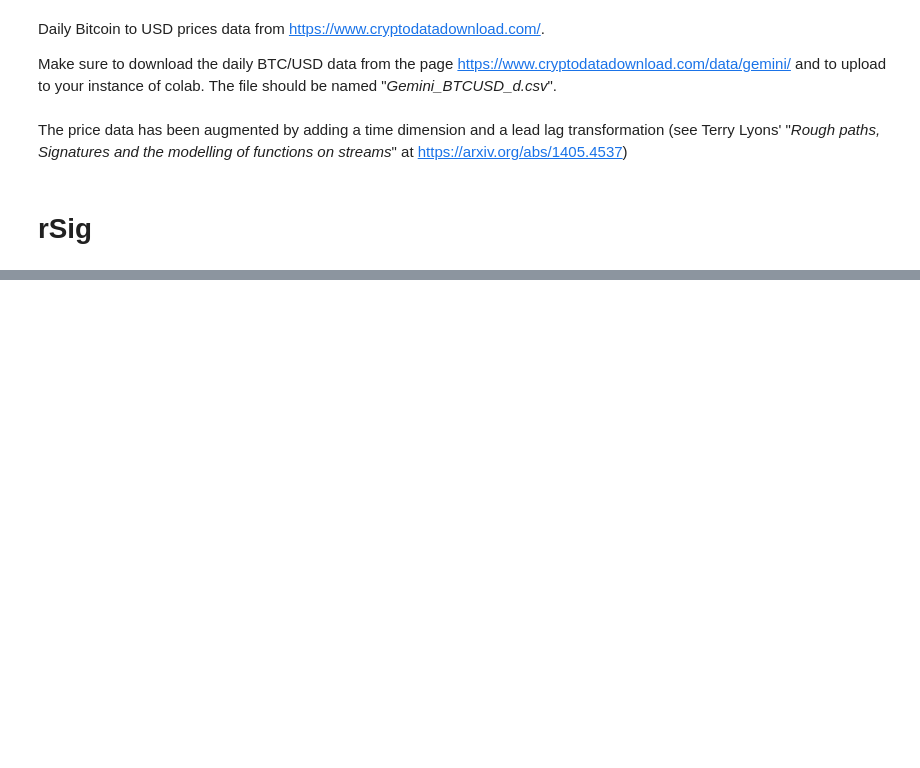
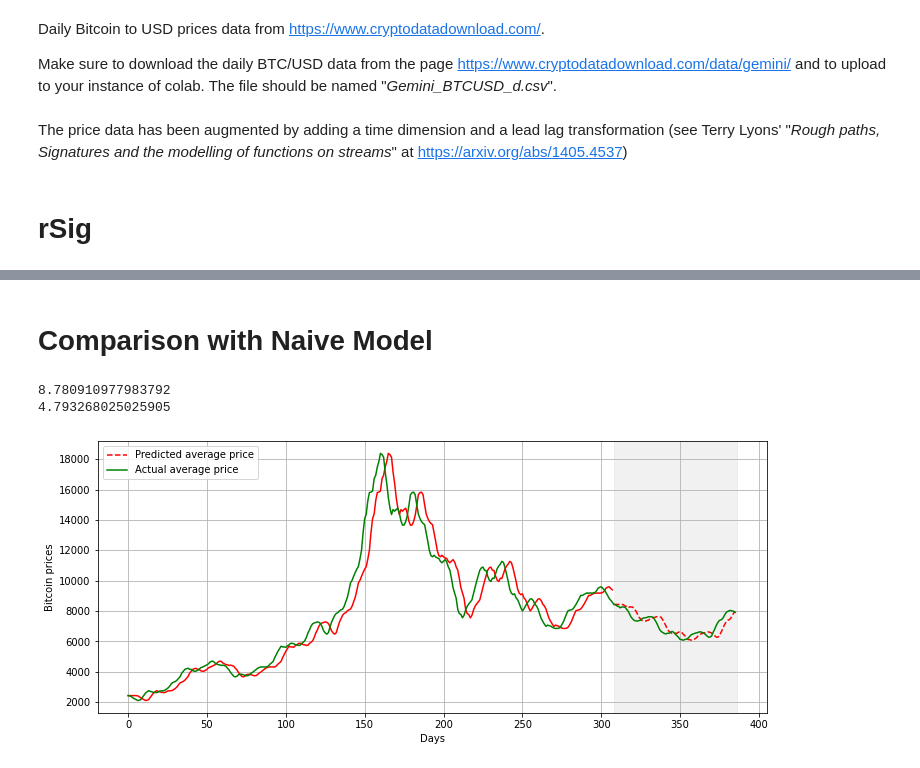
Before and after one commit to MucaCirone/Master_Thesis, a Jupyter notebook: CDE_RSig.ipynb, the cells around one changed output, grey strips where cells are left out. Cells and saved outputs as stored; diff of their text form; code cells hidden in the pictures; blank space fills up the shorter version.

```diff
--- a/CDE_RSig.ipynb
+++ b/CDE_RSig.ipynb
@@ -309,0 +328,22 @@ Fitting 5 folds for each of 45 candidates, totalling 225 fits
+# %% [markdown]
+# Comparison with Naive Model
+# %%
+y_tr = y_train.to_numpy()[:,0]
+y_te = y_test.to_numpy()[:,0]
+
+y_tr_ = np.append([y_tr[0]]*f_window,y_tr[:-f_window])
+y_te_ = np.append([y_te[0]]*f_window,y_te[:-f_window])
+
+p_error_train = mean_absolute_percentage_error(np.array(y_train).reshape(-1,1), np.array(y_tr_).reshape(-1,1))
+p_error_test = mean_absolute_percentage_error(np.array(y_test).reshape(-1,1), np.array(y_te_).reshape(-1,1))
+
+
+print(p_error_train)
+print(p_error_test)
+print("")
+
+PlotResult(y_train, y_test, y_tr_, y_te_, 'rSig')
+# %% [output]
+8.780910977983792
+4.793268025025905
+[figure, added]
```
Also changed, not shown: parts of 3 cells of this notebook.
